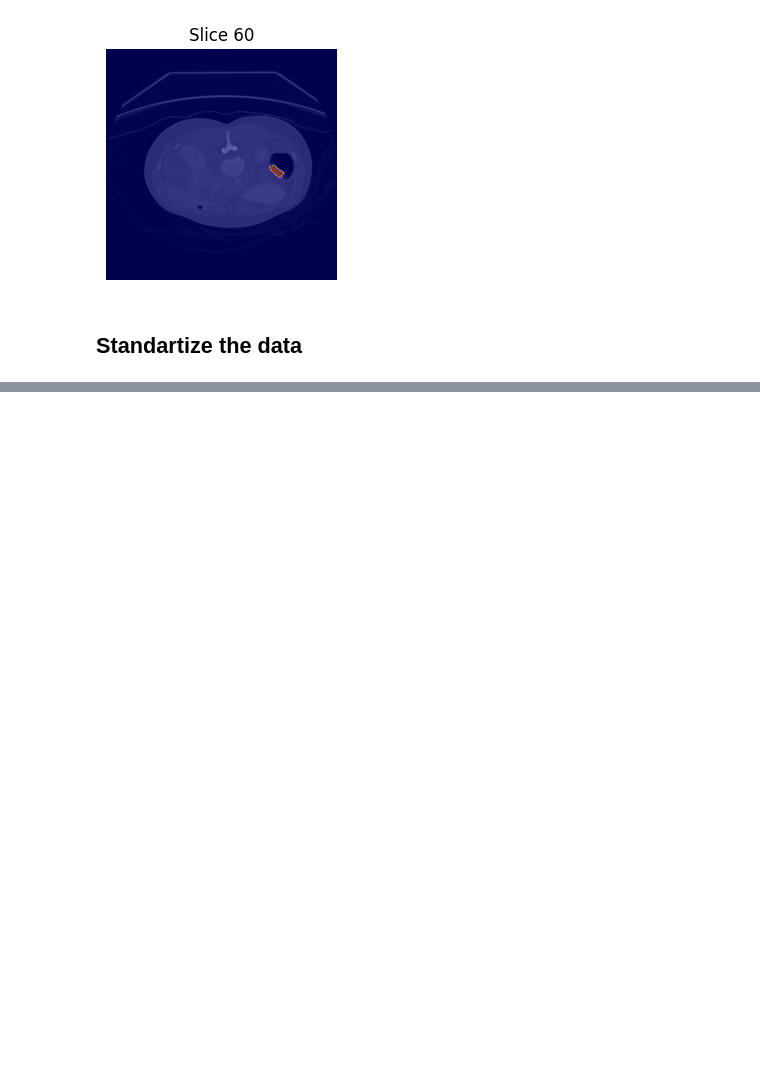
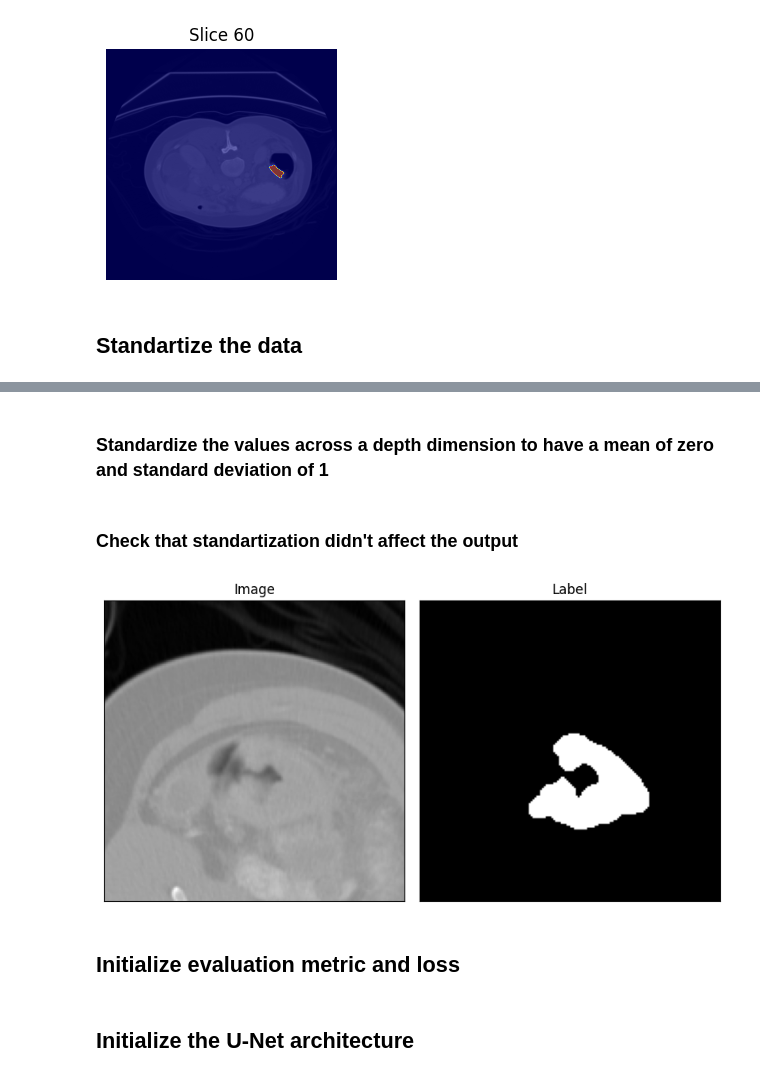
Before and after one commit to ulyavedenina/Lung_Cancer_Auto-Segmentation, a Jupyter notebook: segmentation.ipynb, the cells around one changed output, grey strips where cells are left out. Saved outputs shown, nothing was run; the diff lists cells and outputs as text; code cells hidden in the pictures; blank space fills up the shorter version.

```diff
--- a/segmentation.ipynb
+++ b/segmentation.ipynb
@@ -250,0 +210,28 @@ visualize_patch(X, y[0])
+# %% [markdown]
+### Standardize the values across a depth dimension to have a mean of zero and standard deviation of 1
+# %%
+def standartize(image):
+
+    standartized_img = np.zeros((image.shape))
+
+    for z in range(image.shape[2]):
+        img_slice = image[:,:,z]
+
+        centered = img_slice - np.mean(img_slice)
+
+        if np.std(centered) != 0:
+            centered = centered / np.std(centered)
+
+        standartized_img[:,:,z] = centered
+
+    return standartized_img
+# %% [markdown]
+### Check that standartization didn't affect the output
+# %%
+X,y_slice = get_subvolume(img_data, label_data)
+X_normalized = standartize(X)
+visualize_patch(X_normalized,y_slice[0])
+# %% [output]
+[figure, added]
+# %% [markdown]
+## Initialize evaluation metric and loss
@@ -250,0 +250,2 @@ visualize_patch(X, y[0])
+# %% [markdown]
+## Initialize the U-Net architecture
```
Also changed, not shown: parts of 22 cells of this notebook.
